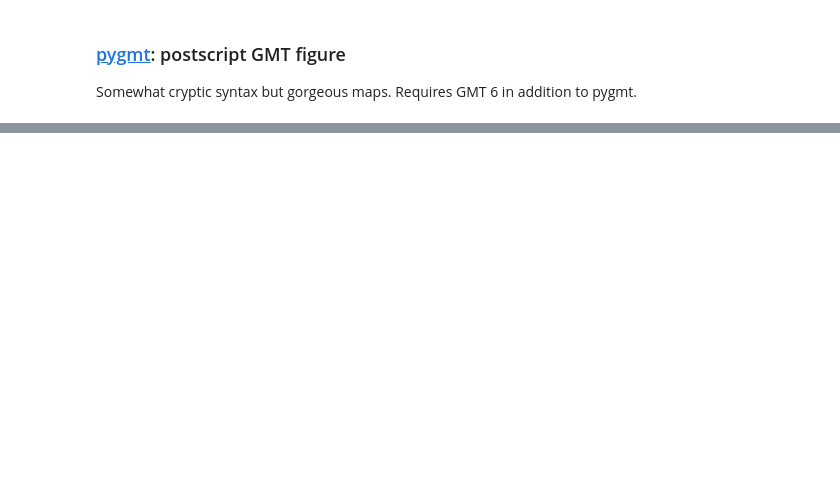
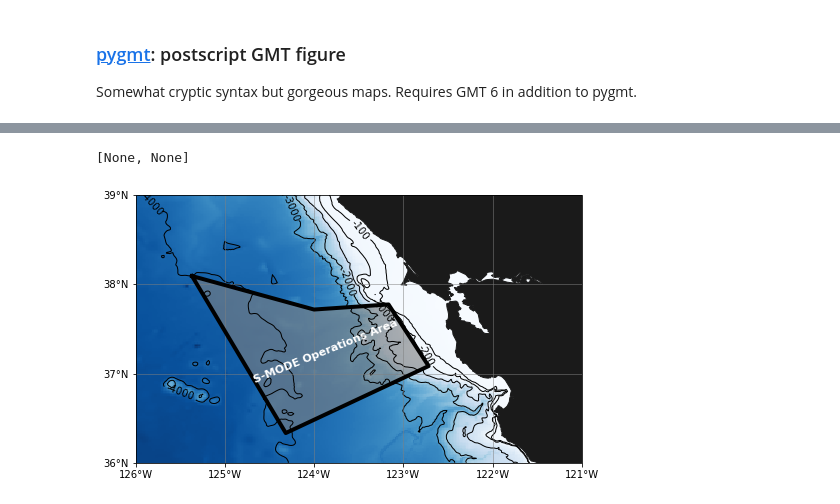
Before and after one commit to NASA-SMODE/Maps, a Jupyter notebook: MapOperationsArea.ipynb, the cells around one changed output, grey strips where cells are left out. Drawn from its saved outputs; the diff is of its cells as text; code cells hidden in the pictures; blank space fills up the shorter version.

Commit message:
move cartopy details to aux function to improve readability

```diff
--- a/MapOperationsArea.ipynb
+++ b/MapOperationsArea.ipynb
@@ -126,10 +123,12 @@ A bit more intuitive (but clunky) syntax and decent looking maps. Maps could be
 
 The old NaturalEarth server is broken (9/22/2021). Features may have to manually downloaded and unzipped (see https://github.com/SciTools/cartopy/issues/1849).
 # %%
-# get slice of ETOPO1 data from WHOI's GEOPORT thredds
+# Get slice of ETOPO1 data from WHOI's GEOPORT thredds
 url = 'http://geoport.whoi.edu/thredds/dodsC/bathy/etopo1_bed_g2'
 bathy = xr.open_dataset(url)
-bathy = bathy.sel(lon=slice(map_extent[0],map_extent[1]),lat=slice(map_extent[2],map_extent[3]))
+bathy = bathy.sel(lon=slice(MAPEXTENT[0],MAPEXTENT[1]),
+                  lat=slice(MAPEXTENT[2],MAPEXTENT[3])
+)
 # %%
 projection = ccrs.PlateCarree(central_longitude=(map_extent[0]+map_extent[1])/2)
 map_axes = (GeoAxes,{'map_projection':projection})
@@ -221,0 +223,26 @@ ax.text(-124.69, 36.9,
+# %%
+fig = plt.figure(figsize=(8,7))
+
+ax = fig.add_subplot(111, projection=projection)
+
+_ = ax.set_extent(map_extent)
+
+# Topography
+plot_topography(ax, transform=ccrs.PlateCarree())
+
+# Map properties (continent, labels, grid)
+plot_map_properties(ax,transform=ccrs.PlateCarree())
+
+# SMODE area
+plot_operations_area(ax=ax,
+                     transform=ccrs.PlateCarree(),
+                     add_label=True
+)
+
+# Save figure
+[fig.savefig(os.path.join(figdir,filename+'_cartopy.'+ext),
+             **figproperties)
+            for ext in extension]
+# %% [output]
+[None, None]
+[figure, added]
```
Also changed, not shown: parts of 7 cells of this notebook.
